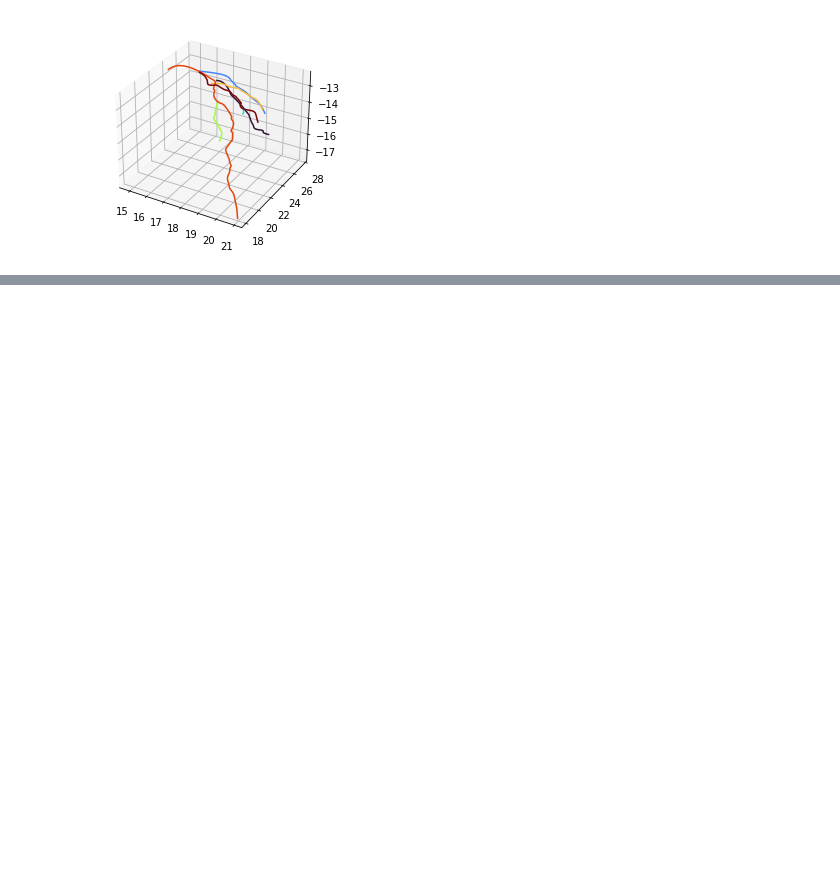
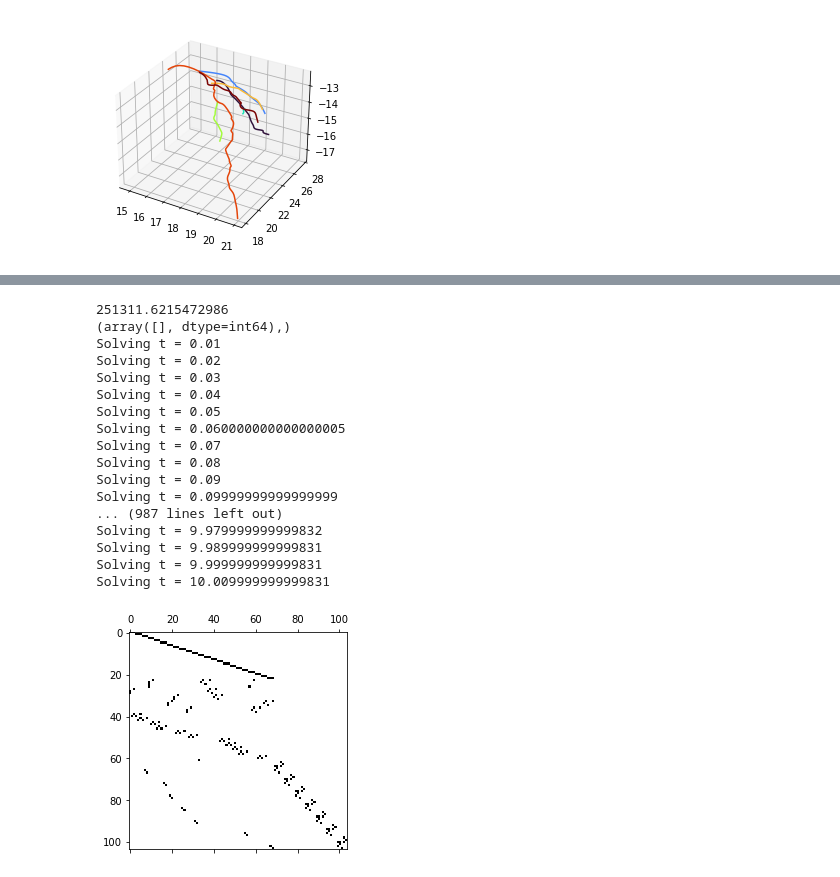
Before and after one commit to lucapegolotti/Coro0D, a Jupyter notebook: run.ipynb, the cells around one changed output, grey strips where cells are left out. Drawn from its saved outputs; the diff is of its cells as text; code cells hidden in the pictures; blank space fills up the shorter version.

```diff
--- a/run.ipynb
+++ b/run.ipynb
@@ -43,0 +36,22 @@ for row in bdf.bdfmatrix:
+# %%
+bdf = BDF1(ode_system, connectivity, pd, bcmanager)
+solutions, times = bdf.run()
+# %% [output]
+251311.6215472986
+(array([], dtype=int64),)
+Solving t = 0.01
+Solving t = 0.02
+Solving t = 0.03
+Solving t = 0.04
+Solving t = 0.05
+Solving t = 0.060000000000000005
+Solving t = 0.07
+Solving t = 0.08
+Solving t = 0.09
+Solving t = 0.09999999999999999
+... (987 lines left out)
+Solving t = 9.979999999999832
+Solving t = 9.989999999999831
+Solving t = 9.999999999999831
+Solving t = 10.009999999999831
+[figure, added]
```
Also changed, not shown: parts of 7 cells of this notebook, 7 other files.
